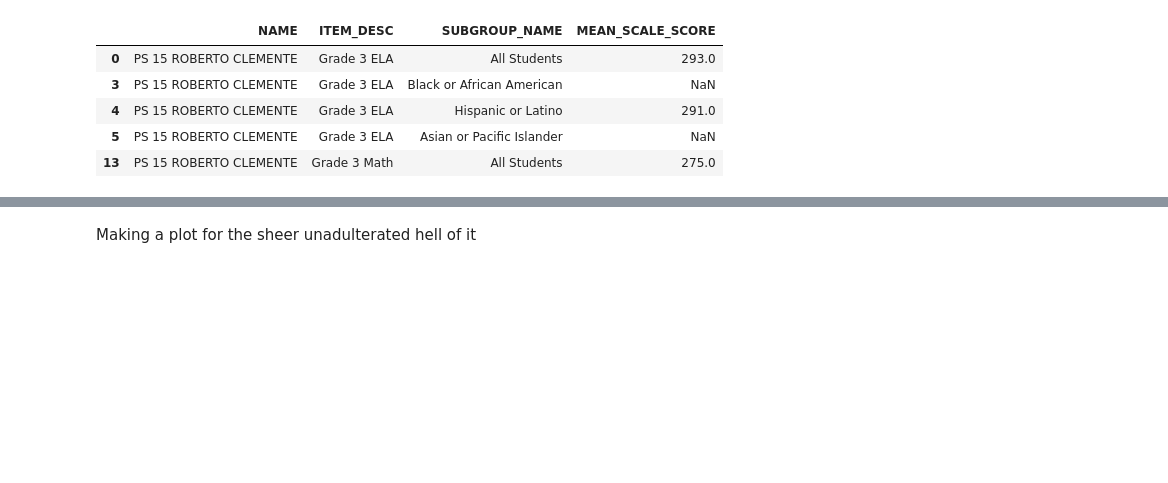
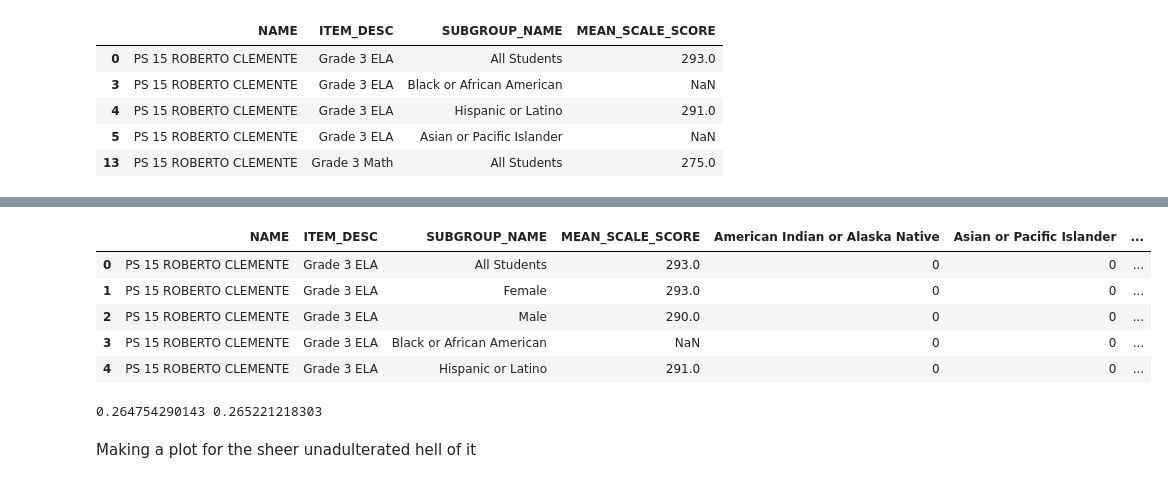
Before and after one commit to btweed/part4_capstone, a Jupyter notebook: EDA 2; Exploratory Boogaloo.ipynb, the cells around one changed output, grey strips where cells are left out. Drawn from its saved outputs; the diff is of its cells as text; code cells hidden in the pictures; blank space fills up the shorter version.

```diff
--- a/EDA 2; Exploratory Boogaloo.ipynb
+++ b/EDA 2; Exploratory Boogaloo.ipynb
@@ -1113,0 +1113,4 @@ print(lr6.score(X_train6,y_train6),lr6.score(X_test6,y_test6))
+# %%
+madman_columns=['NAME','ITEM_DESC','SUBGROUP_NAME','MEAN_SCALE_SCORE']
+nyc_madman_df=nyc_others_df[madman_columns][(nyc_others_df['SUBGROUP_NAME'] != 'Not Migrant')]
+nyc_madman_df.head()
@@ -1113,0 +1124,11 @@ print(lr6.score(X_train6,y_train6),lr6.score(X_test6,y_test6))
+# %%
+nyc_madman_dummies=pd.get_dummies(nyc_madman_df['SUBGROUP_NAME'],drop_first=True)
+nyc_madman_df=pd.concat([nyc_madman_df,nyc_madman_dummies],axis=1)
+nyc_madman_df.head()
+# %% [output]
+|  | NAME | ITEM_DESC | SUBGROUP_NAME | MEAN_SCALE_SCORE | American Indian or Alaska Native | Asian or Pacific Islander | ... |
+| 0 | PS 15 ROBERTO CLEMENTE | Grade 3 ELA | All Students | 293.0 | 0 | 0 | ... |
+| 1 | PS 15 ROBERTO CLEMENTE | Grade 3 ELA | Female | 293.0 | 0 | 0 | ... |
+| 2 | PS 15 ROBERTO CLEMENTE | Grade 3 ELA | Male | 290.0 | 0 | 0 | ... |
+| 3 | PS 15 ROBERTO CLEMENTE | Grade 3 ELA | Black or African American | NaN | 0 | 0 | ... |
+| 4 | PS 15 ROBERTO CLEMENTE | Grade 3 ELA | Hispanic or Latino | 291.0 | 0 | 0 | ... |
@@ -1114,3 +1142,15 @@ print(lr6.score(X_train6,y_train6),lr6.score(X_test6,y_test6))
+# %%
+lr7=LinearRegression()
+
+X7 = nyc_madman_df[demo_list2] # predictors
+y7 = nyc_madman_df['MEAN_SCALE_SCORE'] # target variable
+
+X_train7, X_test7, y_train7, y_test7 = train_test_split(X7,y7, test_size= .33)
+
+lr7.fit(X_train7,y_train7)
+print(lr7.score(X_train7,y_train7),lr7.score(X_test7,y_test7))
+# %% [output]
+0.264754290143 0.265221218303
 # %% [markdown]
 Making a plot for the sheer unadulterated hell of it
 # %%
```
Also changed, not shown: parts of 28 cells of this notebook.
